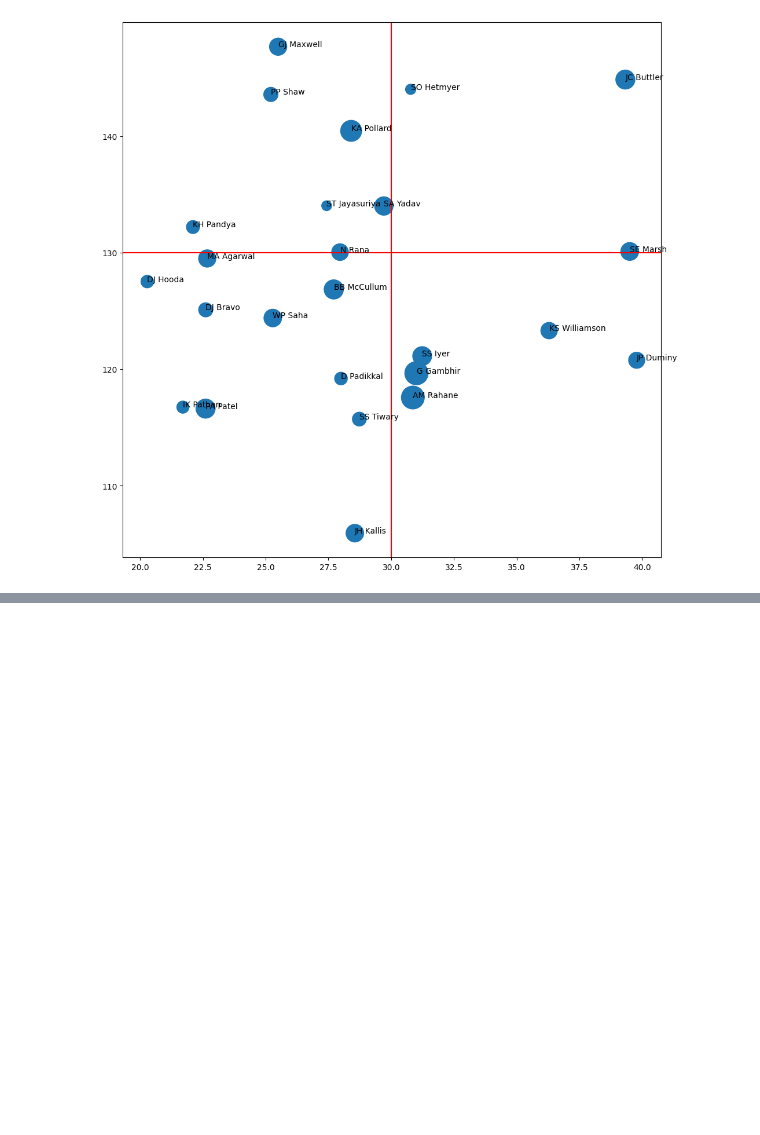
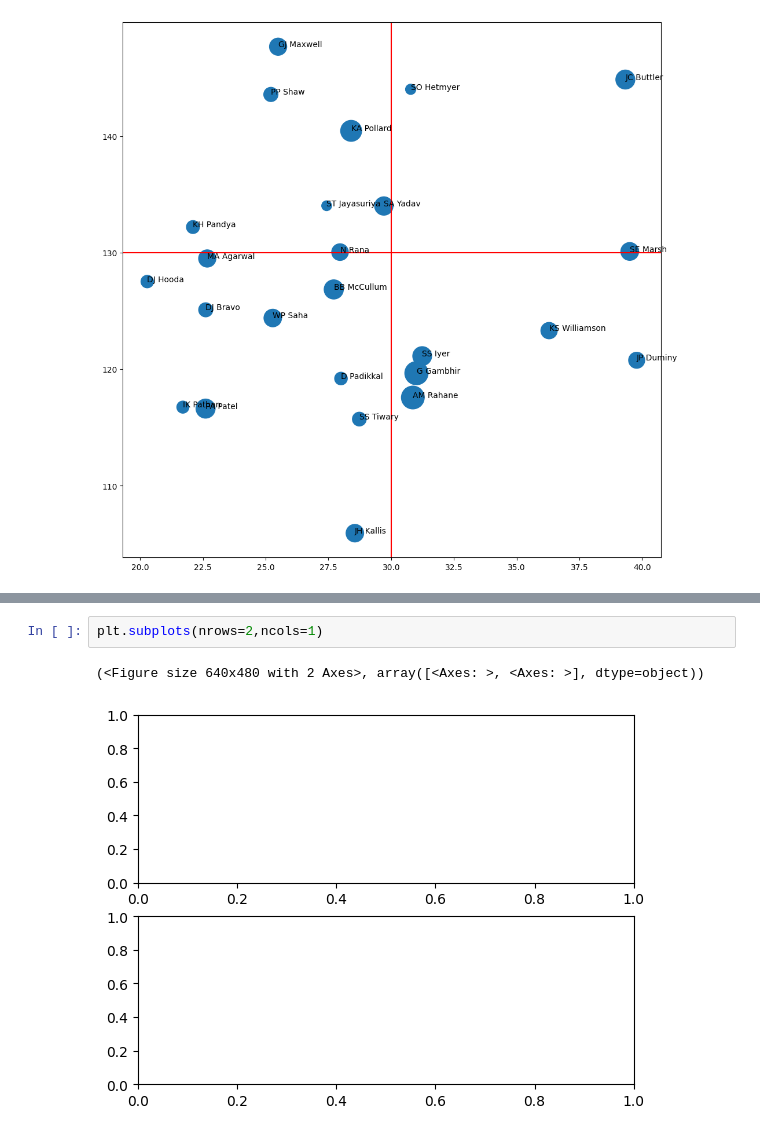
Before and after one commit to Vivek-Joshi17/Data_Visualization, a Jupyter notebook: Matplotlib_advance.ipynb, the cells around one changed output, grey strips where cells are left out. Saved outputs shown, nothing was run; the diff lists cells and outputs as text; blank space fills up the shorter version.

```diff
--- a/Matplotlib_advance.ipynb
+++ b/Matplotlib_advance.ipynb
@@ -99,0 +123,5 @@ for i in range (sample_df.shape[0]):
+# %%
+plt.subplots(nrows=2,ncols=1)
+# %% [output]
+(<Figure size 640x480 with 2 Axes>, array([<Axes: >, <Axes: >], dtype=object))
+[figure, added]
```
Also changed, not shown: parts of 8 cells of this notebook.
